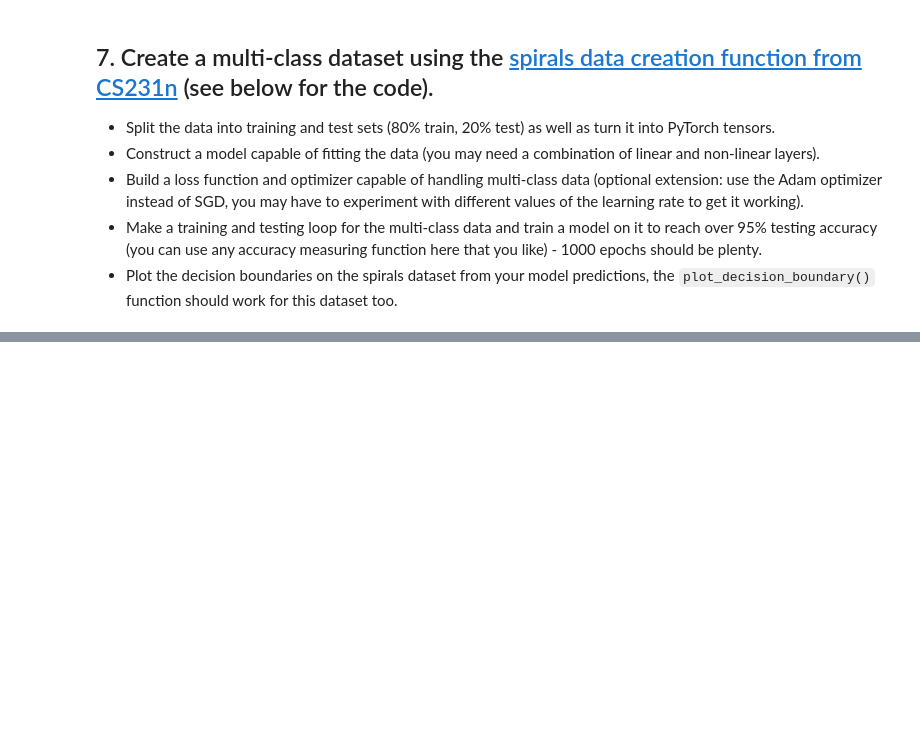
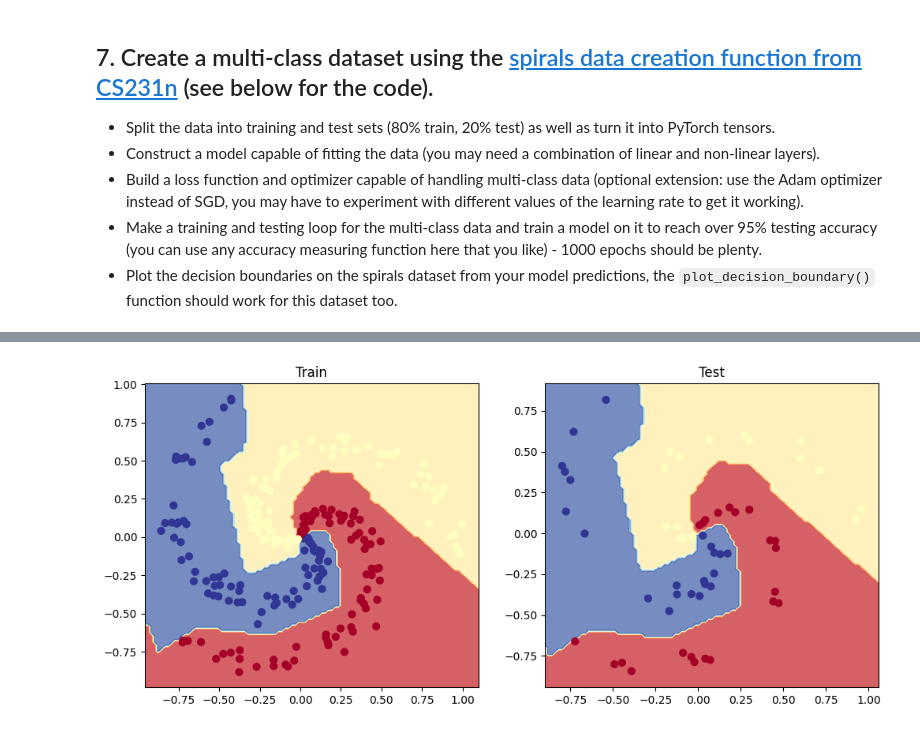
Before and after one commit to DarshanDinni/learn_pytorch, a Jupyter notebook: 02_Pytorch_classification_exercises.ipynb, the cells around one changed output, grey strips where cells are left out. Cells and saved outputs as stored; diff of their text form; code cells hidden in the pictures; blank space fills up the shorter version.

```diff
--- a/02_Pytorch_classification_exercises.ipynb
+++ b/02_Pytorch_classification_exercises.ipynb
@@ -292,9 +348,23 @@ from torchmetrics import Accuracy
 # %%
 # Prepare device agnostic code
-# device = "cuda" if torch.cuda.is_available() else "cpu"
+device = "cuda" if torch.cuda.is_available() else "cpu"
 
 # Create model by subclassing nn.Module
+class SpiralModelV0(nn.Module):
+  def __init__(self, input_units, output_units, hidden_units=8):
+     super().__init__()
+     self.neural_network = nn.Sequential(
+         nn.Linear(in_features=input_units, out_features=hidden_units),
+         nn.ReLU(),
+         nn.Linear(in_features=hidden_units, out_features=hidden_units),
+         nn.ReLU(),
+         nn.Linear(in_features=hidden_units, out_features=output_units)
+     )
 
+  def forward(self, x: torch.Tensor) -> torch.Tensor:
+    return self.neural_network(x)
 
 
 # Instantiate model and send it to device
+model_1 = SpiralModelV0(2, 3, 10).to(device)
+model_1
@@ -301,14 +381,15 @@ from torchmetrics import Accuracy
 # %%
 # Setup data to be device agnostic
+X_train, X_test = X_train.to(device), X_test.to(device)
+y_train, y_test = y_train.to(device), y_test.to(device)
 
+with torch.inference_mode():
+  y_pred = model_1(X_train)
 
 # Print out first 10 untrained model outputs (forward pass)
-print("Logits:")
-## Your code here ##
+print(f"Logits: {y_pred[:10]}")
 
-print("Pred probs:")
-## Your code here ##
+print(f"Pred probs: {torch.softmax(y_pred, dim=1)[:10]}")
 
-print("Pred labels:")
-## Your code here ##
+print(f"Pred labels: {torch.argmax(torch.softmax(y_pred, dim=1), dim=1)[:10]}")
 # %% [output]
@@ -318,4 +413,5 @@ Pred labels:
 # %%
 # Setup loss function and optimizer
-# loss_fn =
-# optimizer =
+loss_function = nn.CrossEntropyLoss()
+LEARNING_RATE = 0.01
+optimizer = torch.optim.Adam(model_1.parameters(), lr=LEARNING_RATE)
@@ -354,0 +483,13 @@ Pred labels:
+# %%
+# Plot decision boundaries for training and test sets
+# Plot decision boundaries for training and test sets
+plt.figure(figsize=(12, 5))
+plt.subplot(1, 2, 1)
+plt.title('Train')
+plot_decision_boundary(model_1, X_train, y_train)
+plt.subplot(1, 2, 2)
+plt.title('Test')
+plot_decision_boundary(model_1, X_test, y_test)
+plt.show()
+# %% [output]
+[figure, added]
```
Also changed, not shown: parts of 17 cells of this notebook.
